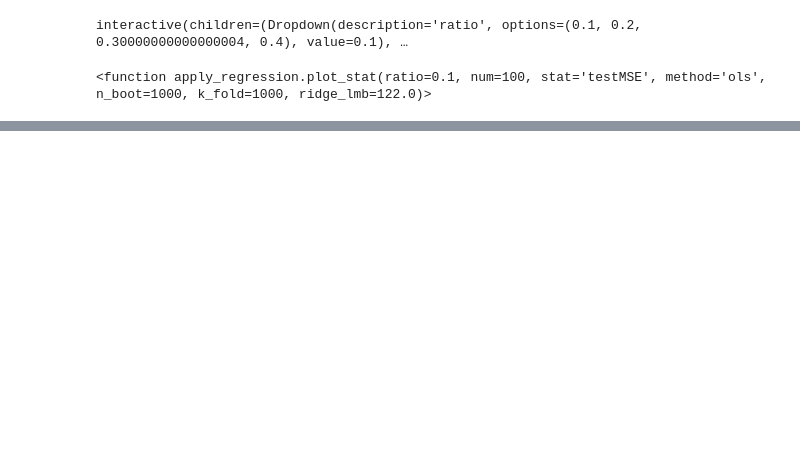
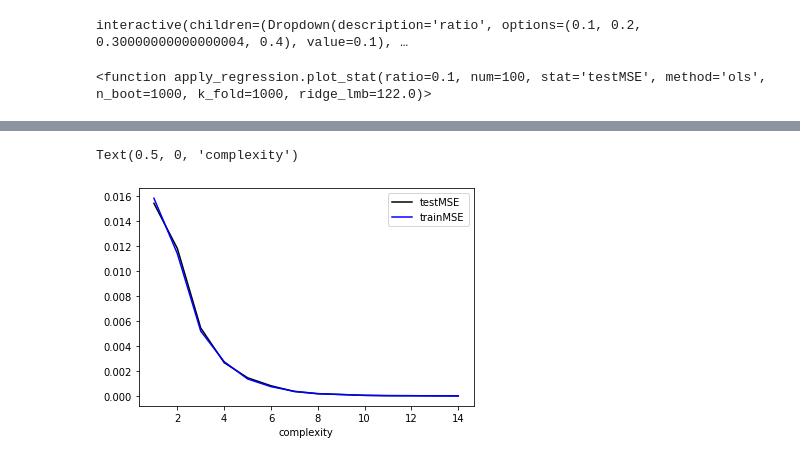
Before and after one commit to am-kaiser/CompSci-Project-1, a Jupyter notebook: regression_analysis/regression analysis.ipynb, the cells around one changed output, grey strips where cells are left out. Cells and saved outputs as stored; diff of their text form; code cells hidden in the pictures; blank space fills up the shorter version.

```diff
--- a/regression_analysis/regression analysis.ipynb
+++ b/regression_analysis/regression analysis.ipynb
@@ -444,0 +442,15 @@ ax.legend()
+# %%
+r_ind = 1 # r=0.1
+n_ind = 2 # n=100
+noise_ind = 2 #noise variance = 0.5
+ols_testMSE = test_MSE[:, n_ind, noise_ind, r_ind, 0, 0, 0]
+ols_trainMSE = train_MSE[:, n_ind, noise_ind, r_ind, 0, 0, 0]
+
+fig, ax = plt.subplots()
+ax.plot(p, ols_testMSE, 'k', label="testMSE")
+ax.plot(p, ols_trainMSE, 'b', label="trainMSE")
+ax.legend()
+ax.set_xlabel("complexity")
+# %% [output]
+Text(0.5, 0, 'complexity')
+[figure, added]
```
Also changed, not shown: parts of 20 cells of this notebook, 2 other files.
